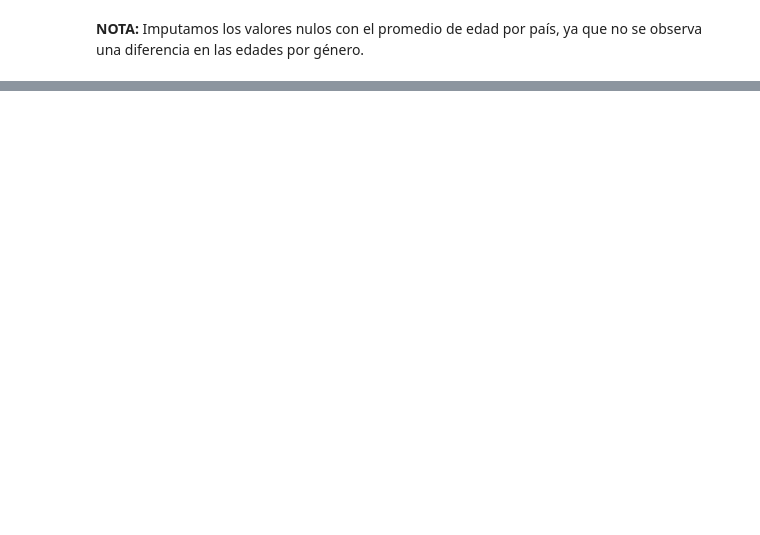
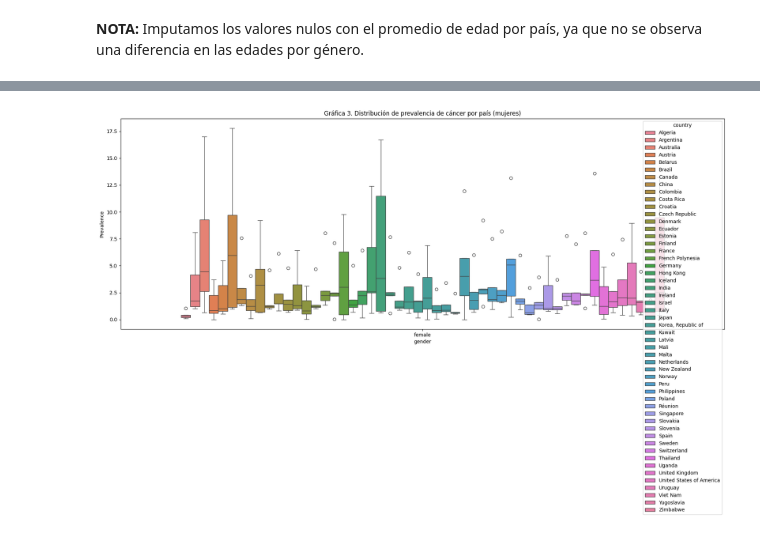
Before and after one commit to Xim0627/equipo6-tecnolochicas-dental-cancer, a Jupyter notebook: proyecto_m3.ipynb, the cells around one changed output, grey strips where cells are left out. Cells and saved outputs as stored; diff of their text form; code cells hidden in the pictures; blank space fills up the shorter version.

```diff
--- a/proyecto_m3.ipynb
+++ b/proyecto_m3.ipynb
@@ -403,0 +377,11 @@ plt.show()
+# %%
+  # Gráfico de caja para ver la distribución de cánceres por país en mujeres
+
+plt.figure(figsize=(18, 10))
+sns.boxplot(x='gender', y='Prevalence', hue='country', data=df_melted[df_melted['gender'] == 'female'])
+plt.title('Gráfica 3. Distribución de prevalencia de cáncer por país (mujeres)')
+#plt.xticks(rotation=45)
+plt.tight_layout()
+plt.show()
+# %% [output]
+[figure, added]
```
Also changed, not shown: parts of 50 cells of this notebook.
